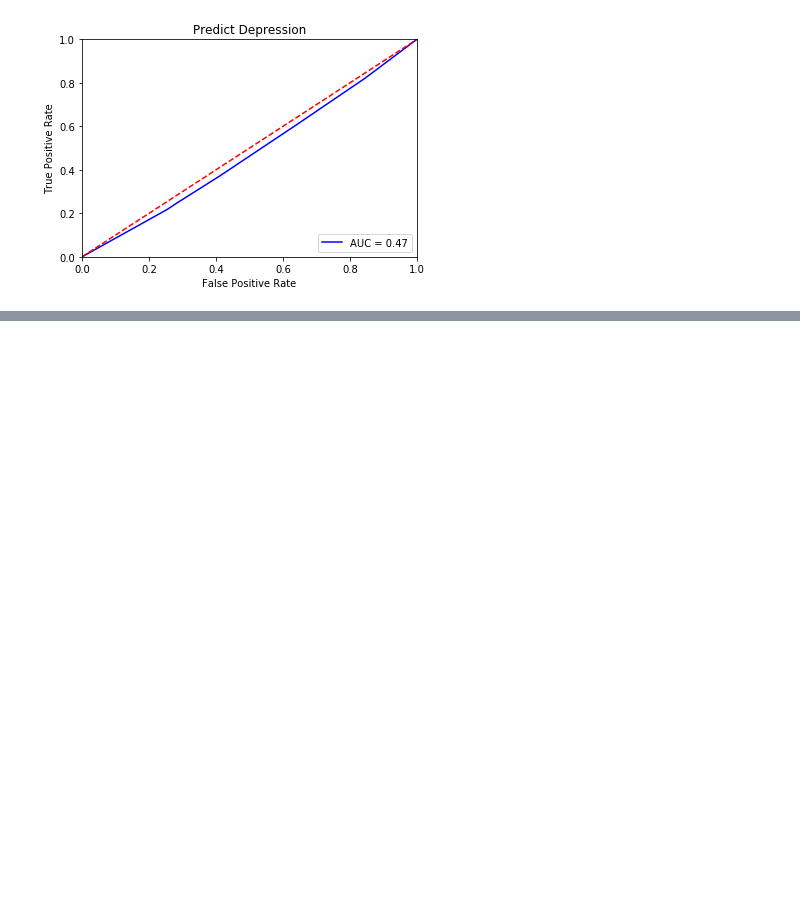
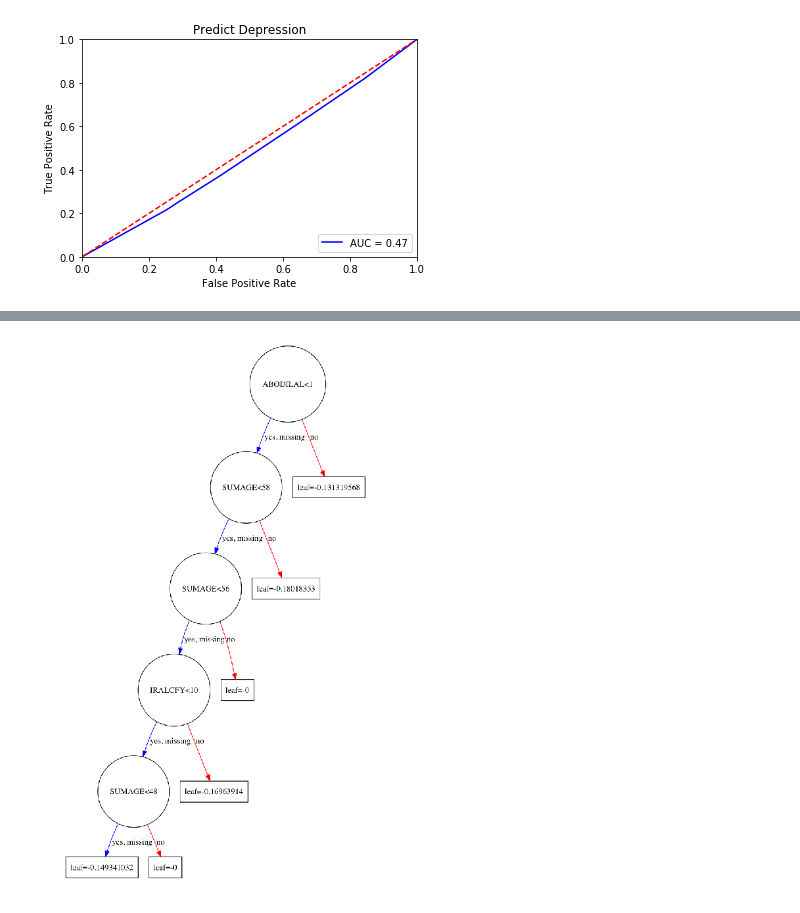
Before and after one commit to ShakedShalem/drug-analysis, a Jupyter notebook: Pipeline.ipynb, the cells around one changed output, grey strips where cells are left out. Saved outputs shown, nothing was run; the diff lists cells and outputs as text; code cells hidden in the pictures; blank space fills up the shorter version.

```diff
--- a/Pipeline.ipynb
+++ b/Pipeline.ipynb
@@ -10,3 +24,6 @@ from sklearn.ensemble import RandomForestClassifier
+# %%
+X = pd.read_pickle('feature_df.pkl')
+y = pd.read_pickle('target.pkl')
 # %%
 X.shape
 # %% [output]
@@ -231,0 +398,8 @@ Text(0.5,15,'False Positive Rate')
+# %%
+data_dmatrix = xgb.DMatrix(data=X,label=y)
+# %%
+params = {"objective":"binary:logistic",'colsample_bytree': 0.3,'learning_rate': 0.1,
+                'max_depth': 5, 'alpha': 10}
+
+cv_results = xgb.cv(dtrain=data_dmatrix, params=params, nfold=3, metrics='auc',
+                    num_boost_round=50,early_stopping_rounds=10, as_pandas=True, seed=123)
@@ -231,0 +415,7 @@ Text(0.5,15,'False Positive Rate')
+# %%
+xg_reg = xgb.train(params=params, dtrain=data_dmatrix, num_boost_round=10)
+# %%
+xgb.plot_tree(xg_reg,num_trees=0)
+plt.rcParams['figure.figsize'] = [50, 10]
+# %% [output]
+[figure, added]
```
Also changed, not shown: parts of 75 cells of this notebook.
